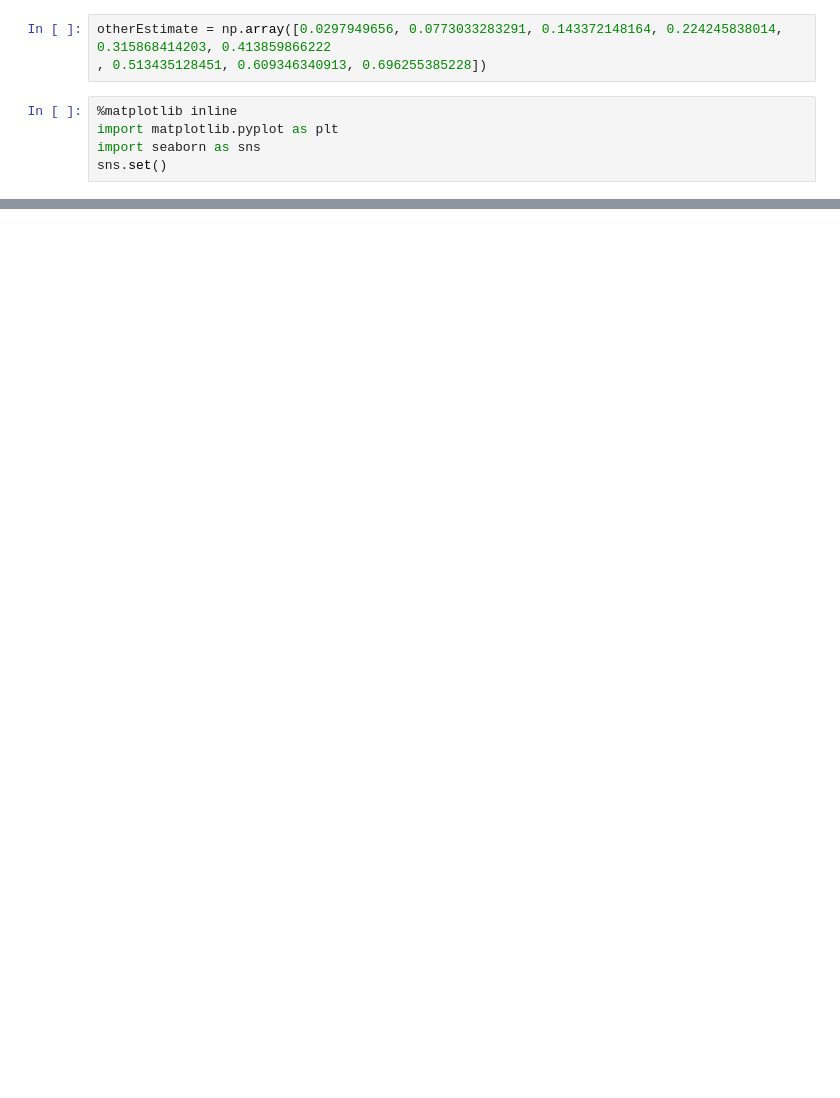
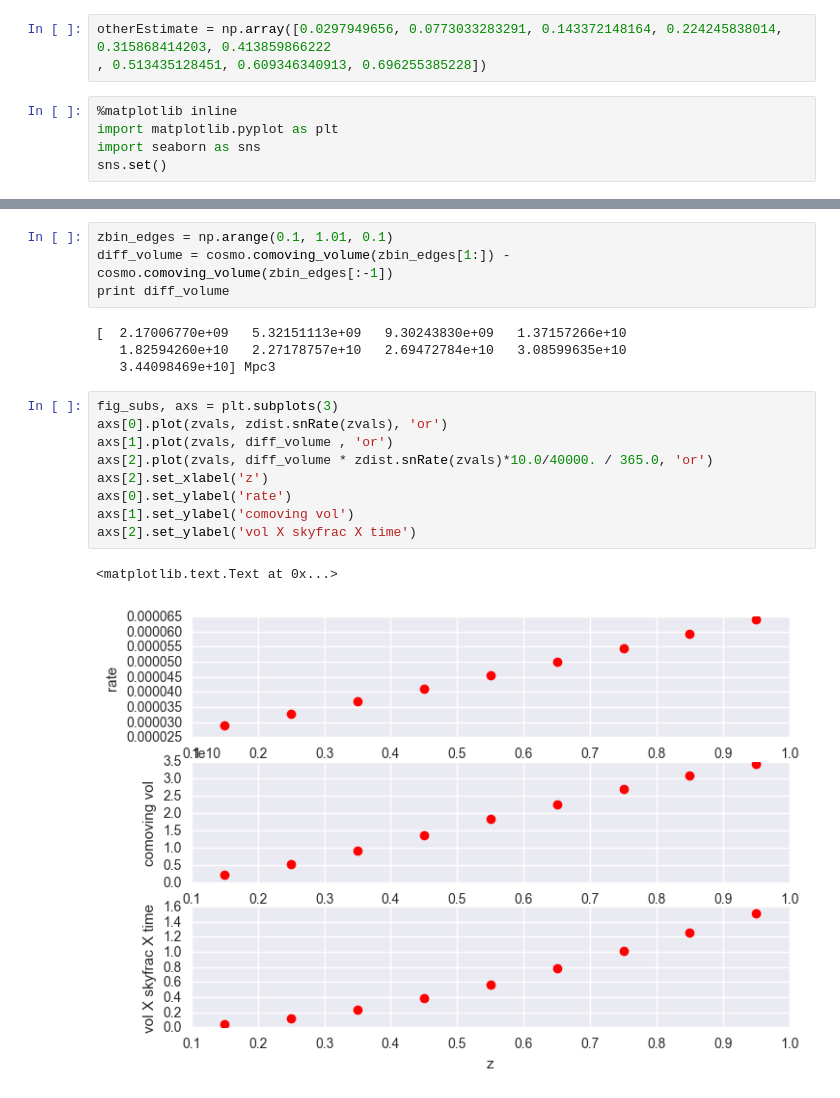
Before and after one commit to rbiswas4/SNsims, a Jupyter notebook: examples/Example_UsingSNRates.ipynb, the cells around one changed output, grey strips where cells are left out. Cells and saved outputs as stored; diff of their text form; blank space fills up the shorter version.

```diff
--- a/examples/Example_UsingSNRates.ipynb
+++ b/examples/Example_UsingSNRates.ipynb
@@ -54,0 +59,20 @@ ax.set_ylabel('numbers per field per day')
+# %%
+zbin_edges = np.arange(0.1, 1.01, 0.1)
+diff_volume = cosmo.comoving_volume(zbin_edges[1:]) - cosmo.comoving_volume(zbin_edges[:-1])
+print diff_volume
+# %% [output]
+[  2.17006770e+09   5.32151113e+09   9.30243830e+09   1.37157266e+10
+   1.82594260e+10   2.27178757e+10   2.69472784e+10   3.08599635e+10
+   3.44098469e+10] Mpc3
+# %%
+fig_subs, axs = plt.subplots(3)
+axs[0].plot(zvals, zdist.snRate(zvals), 'or')
+axs[1].plot(zvals, diff_volume , 'or')
+axs[2].plot(zvals, diff_volume * zdist.snRate(zvals)*10.0/40000. / 365.0, 'or')
+axs[2].set_xlabel('z')
+axs[0].set_ylabel('rate')
+axs[1].set_ylabel('comoving vol')
+axs[2].set_ylabel('vol X skyfrac X time')
+# %% [output]
+<matplotlib.text.Text at 0x...>
+[figure, added]
```
Also changed, not shown: parts of 6 cells of this notebook.
